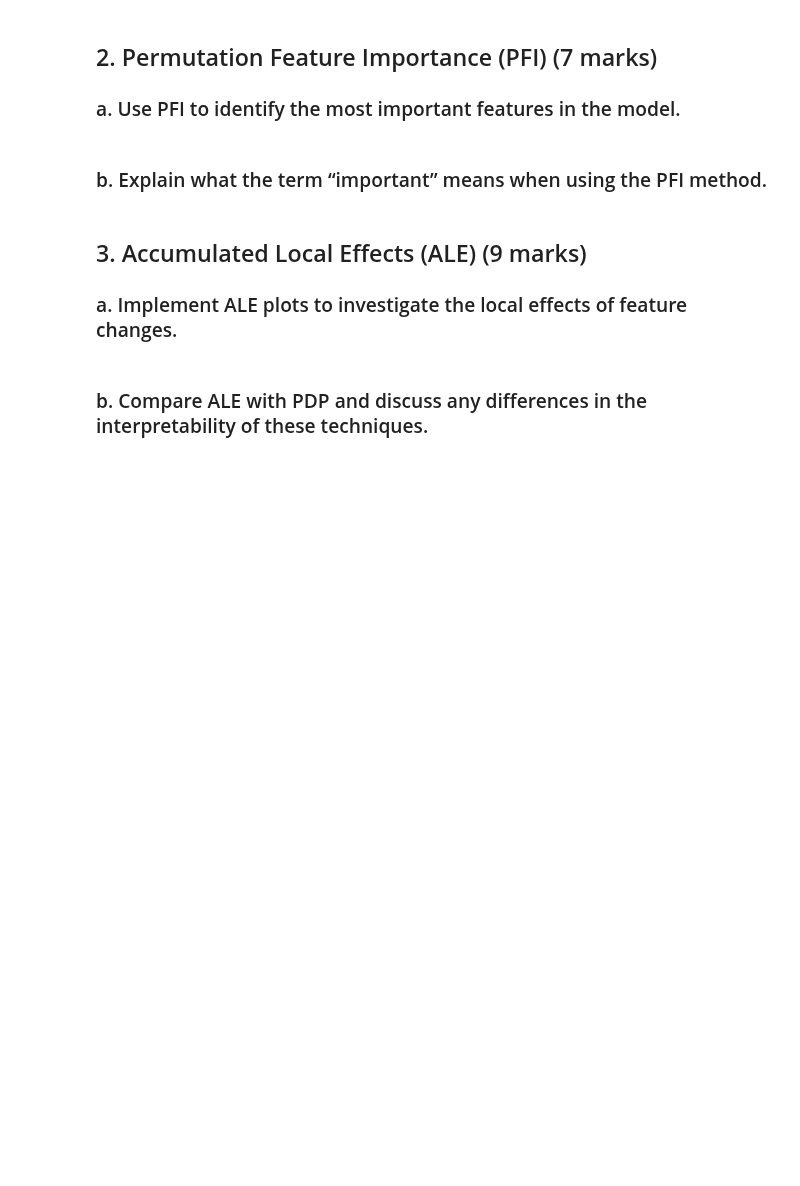
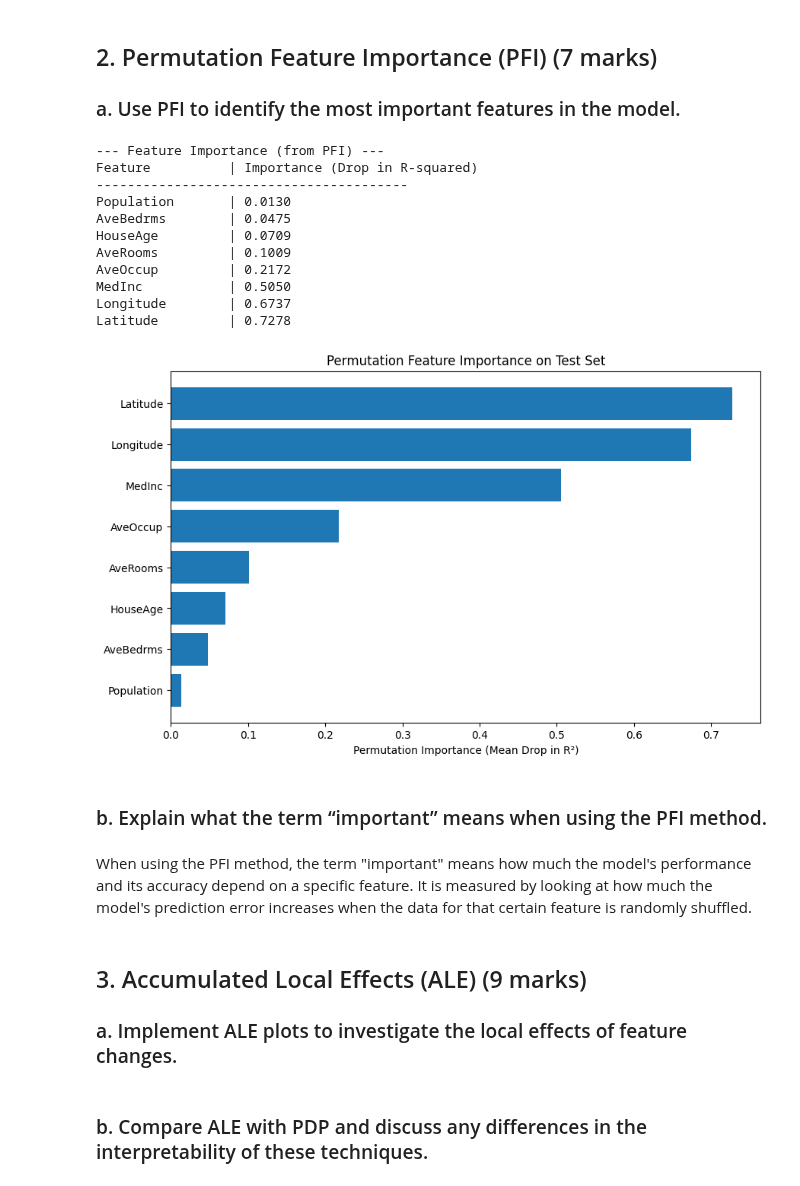
Before and after one commit to jamiebugeja/interpretableaiproject, a Jupyter notebook: Roman_Vasiltets.ipynb, the cells around one changed output. Saved outputs shown, nothing was run; the diff lists cells and outputs as text; code cells hidden in the pictures; blank space fills up the shorter version.

```diff
--- a/Roman_Vasiltets.ipynb
+++ b/Roman_Vasiltets.ipynb
@@ -365,8 +361,53 @@ PDP and ICE Interpretation:
 # %% [markdown]
 ## 2. Permutation Feature Importance (PFI) (7 marks)
 ### a. Use PFI to identify the most important features in the model.
+# %%
+# California Housing Dataset
+
+original_feature_names = housing.feature_names
+
+pfi_results = permutation_importance(
+    model,
+    X_test_scaled,
+    y_test,
+    n_repeats=10,
+    random_state=42,
+)
+
+sorted_indices = pfi_results.importances_mean.argsort()
+
+print("\n--- Feature Importance (from PFI) ---")
+print("Feature\t\t | Importance (Drop in R-squared)")
+print("-" * 40)
+for i in sorted_indices:
+    print(f"{original_feature_names[i]:<10}\t | {pfi_results.importances_mean[i]:.4f}")
+
+fig, ax = plt.subplots(figsize=(10, 6))
+ax.barh(
+    np.array(original_feature_names)[sorted_indices],
+    pfi_results.importances_mean[sorted_indices]
+)
+ax.set_xlabel("Permutation Importance (Mean Drop in R²)")
+ax.set_title("Permutation Feature Importance on Test Set")
+plt.show()
+# %% [output]
+--- Feature Importance (from PFI) ---
+Feature          | Importance (Drop in R-squared)
+----------------------------------------
+Population       | 0.0130
+AveBedrms        | 0.0475
+HouseAge         | 0.0709
+AveRooms         | 0.1009
+AveOccup         | 0.2172
+MedInc           | 0.5050
+Longitude        | 0.6737
+Latitude         | 0.7278
+[figure, added]
 # %% [markdown]
 ### b. Explain what the term “important” means when using the PFI method.
+# %% [markdown]
+When using the PFI method, the term "important" means how much the model's performance and its accuracy depend on a specific feature.
+It is measured by looking at how much the model's prediction error increases when the data for that certain feature is randomly shuffled.
 # %% [markdown]
 ## 3. Accumulated Local Effects (ALE) (9 marks)
 ### a. Implement ALE plots to investigate the local effects of feature changes.
```
Also changed, not shown: parts of 5 cells of this notebook.
